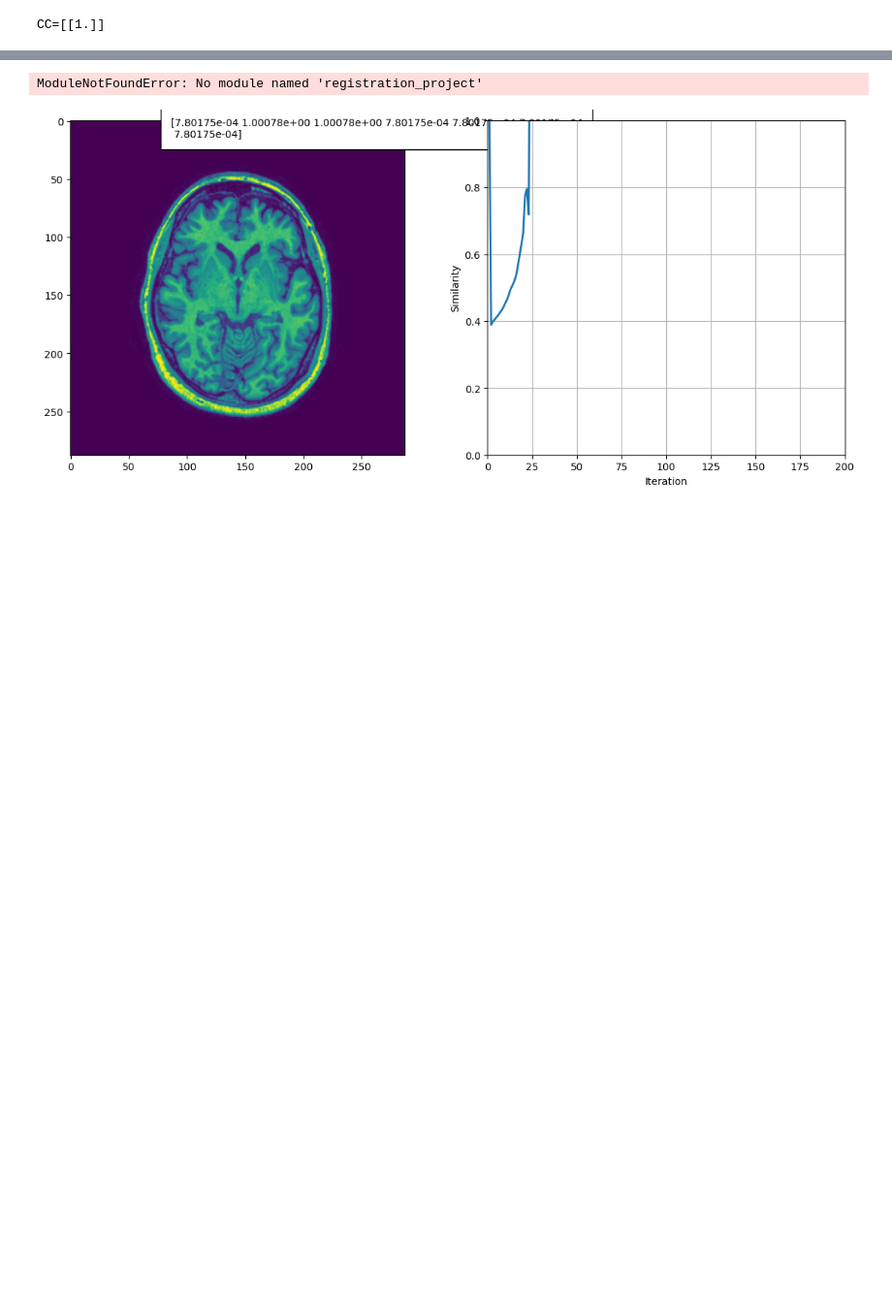
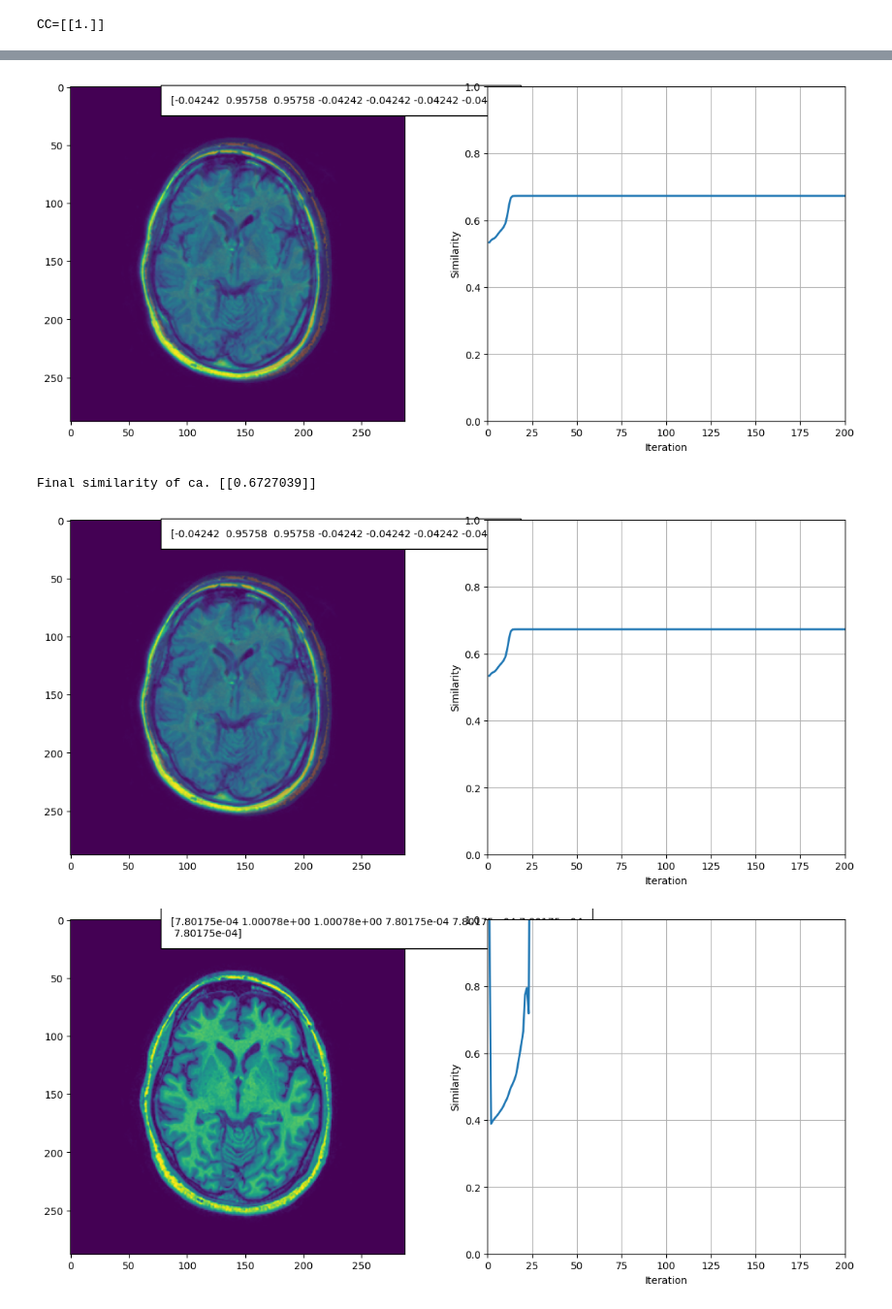
Before and after one commit to QM-L/project-imgreg-group19, a Jupyter notebook: source/reader/1.6_Registration_project.ipynb, the cells around one changed output, grey strips where cells are left out. Shown at 97% size. Cells and saved outputs as stored; diff of their text form; code cells hidden in the pictures; blank space fills up the shorter version.

```diff
--- a/source/reader/1.6_Registration_project.ipynb
+++ b/source/reader/1.6_Registration_project.ipynb
@@ -214,11 +217,15 @@ affine_reg_cc_demo('../data/image_data/1_1_t1.tif','../data/image_data/1_1_t1_d.
 # %%
 ## 3: Affine intensity-based registration of a T1 and a T2 slice (e.g. `1_1_t1.tif` and `1_1_t2.tif`)
 # using normalized cross-correlation as a similarity measure.
+import sys
+sys.path.append("../code")
 from registration_project import affine_reg_cc_demo
 
 affine_reg_cc_demo('../data/image_data/1_1_t1.tif','../data/image_data/1_1_t2.tif')
 # %% [output]
+[figure, added]
-ModuleNotFoundError: No module named 'registration_project'
+Final similarity of ca. [[0.6727039]]
+[figure, added]
 # %%
 ## 4: Affine intensity-based registration of two T1 slices (e.g. `1_1_t1.tif` and `1_1_t1_d.tif`)
 # using mutual information as a similarity measure.
```
Also changed, not shown: parts of 3 cells of this notebook, 2 other files.
